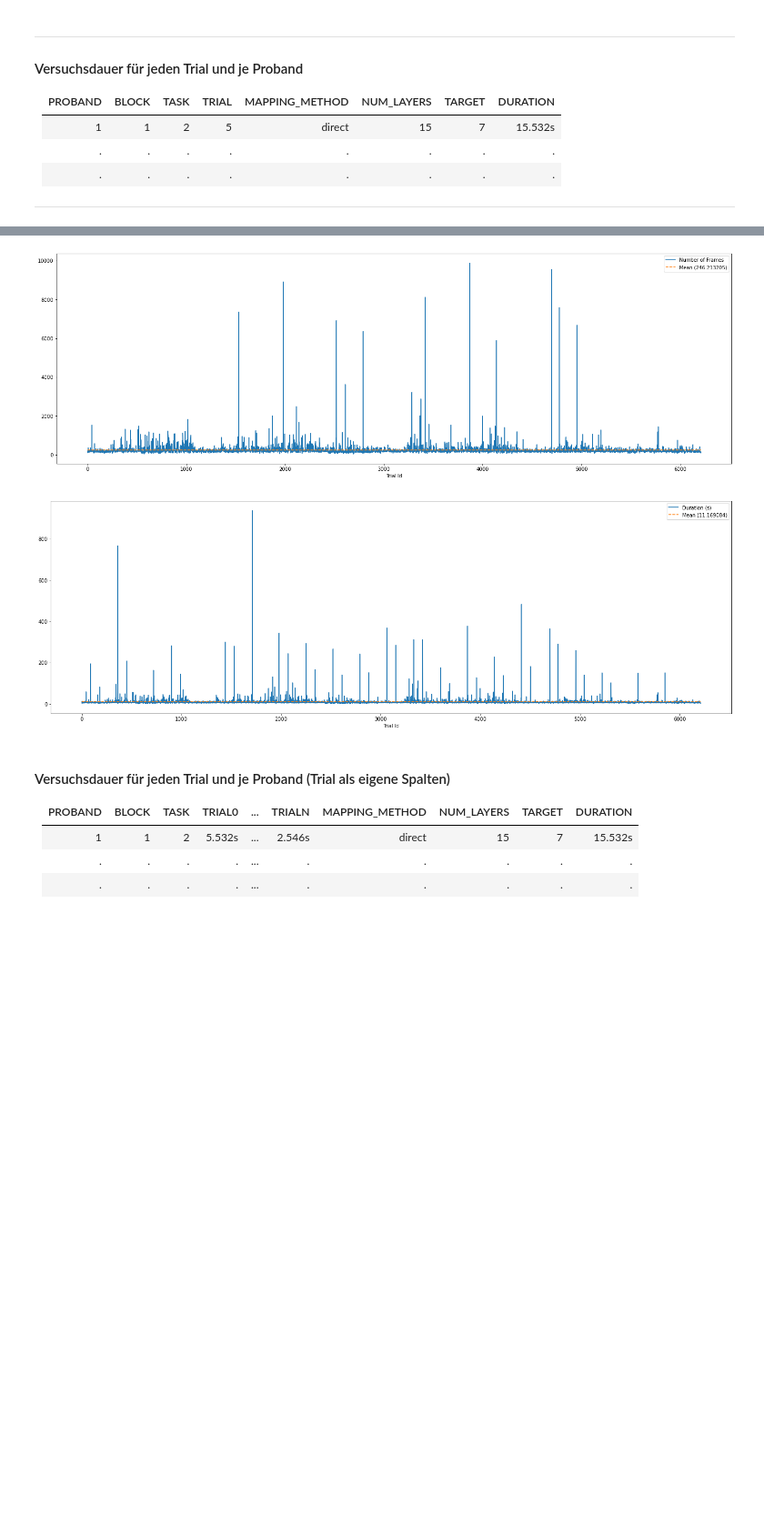
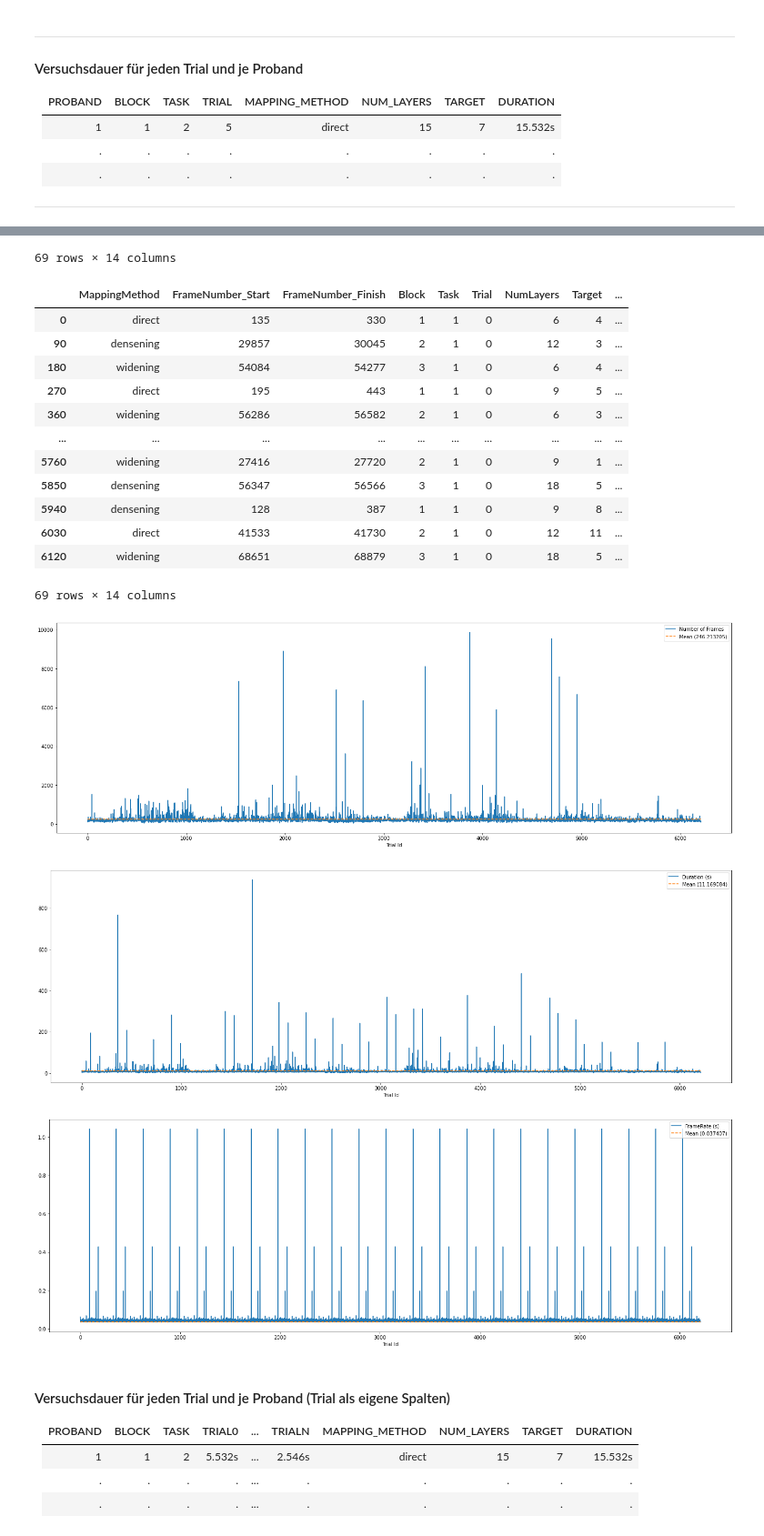
Before and after one commit to visualengineers/reflex-avi2022-results, a Jupyter notebook: code/zelasto study.ipynb, the cells around one changed output, grey strips where cells are left out. Shown at 91% size. Drawn from its saved outputs; the diff is of its cells as text; code cells hidden in the pictures; blank space fills up the shorter version.

```diff
--- a/code/zelasto study.ipynb
+++ b/code/zelasto study.ipynb
@@ -499,6 +532,8 @@ for proband in cleanedStudy:
 
     result["Proband"] = start["Proband"]
 
+    result["FrameRate_1"] = allTimes["NumFrames"] / allTimes["Duration"]
+
     probands.append(result)
 
 allTimes = pd.concat(probands, ignore_index=True)
@@ -511,6 +546,14 @@ stats["FrameRate"] = stats["NumFrames"] / stats["Duration"]
 
 stats_desc = stats.describe()
 display(stats_desc)
+
+outliers = allTimes[1.0 / allTimes["FrameRate_1"] > 0.1]
+
+blockStarts = allTimes[(allTimes["Task"] == 1) & (allTimes["Trial"] == 0)]
+
+display(outliers)
+
+display(blockStarts)
 
 y_mean = pd.DataFrame([stats_desc["NumFrames"][1]]*len(allTimes))
 
@@ -536,6 +579,18 @@ legend2 = ax2.legend(loc='upper right')
 
 fig2.savefig(rf'{export}times.png')
 
+y_mean = pd.DataFrame([1.0 / allTimes["FrameRate_1"][1]]*len(allTimes))
+
+fig3, ax3 = plt.subplots(figsize=(25,8))
+
+ax3.plot(1.0 / allTimes["FrameRate_1"], label="FrameRate (s)")
+ax3.set_xlabel("Trial Id")
+ax3.plot(y_mean, label=f'Mean ({format(1.0 / allTimes["FrameRate_1"][1],"f")})', linestyle='--')
+
+legend3 = ax3.legend(loc='upper right')
+
+fig3.savefig(rf'{export}frameTime.png')
+
 plt.show()
 
 allTimes.to_csv(rf'{export}times.csv', sep= ";")
@@ -565,5 +632,20 @@ allTimes.to_csv(rf'{export}times.csv', sep= ";")
+69 rows × 14 columns
+|  | MappingMethod | FrameNumber_Start | FrameNumber_Finish | Block | Task | Trial | NumLayers | Target | ... |
+| 0 | direct | 135 | 330 | 1 | 1 | 0 | 6 | 4 | ... |
+| 90 | densening | 29857 | 30045 | 2 | 1 | 0 | 12 | 3 | ... |
+| 180 | widening | 54084 | 54277 | 3 | 1 | 0 | 6 | 4 | ... |
+| 270 | direct | 195 | 443 | 1 | 1 | 0 | 9 | 5 | ... |
+| 360 | widening | 56286 | 56582 | 2 | 1 | 0 | 6 | 3 | ... |
+| ... | ... | ... | ... | ... | ... | ... | ... | ... | ... |
+| 5760 | widening | 27416 | 27720 | 2 | 1 | 0 | 9 | 1 | ... |
+| 5850 | densening | 56347 | 56566 | 3 | 1 | 0 | 18 | 5 | ... |
+| 5940 | densening | 128 | 387 | 1 | 1 | 0 | 9 | 8 | ... |
+| 6030 | direct | 41533 | 41730 | 2 | 1 | 0 | 12 | 11 | ... |
+| 6120 | widening | 68651 | 68879 | 3 | 1 | 0 | 18 | 5 | ... |
+69 rows × 14 columns
 [figure]
 [figure]
+[figure, added]
 # %% [markdown]
 #### Versuchsdauer für jeden Trial und je Proband (Trial als eigene Spalten)
 
```
Also changed, not shown: parts of 3 cells of this notebook, 12 other files.
